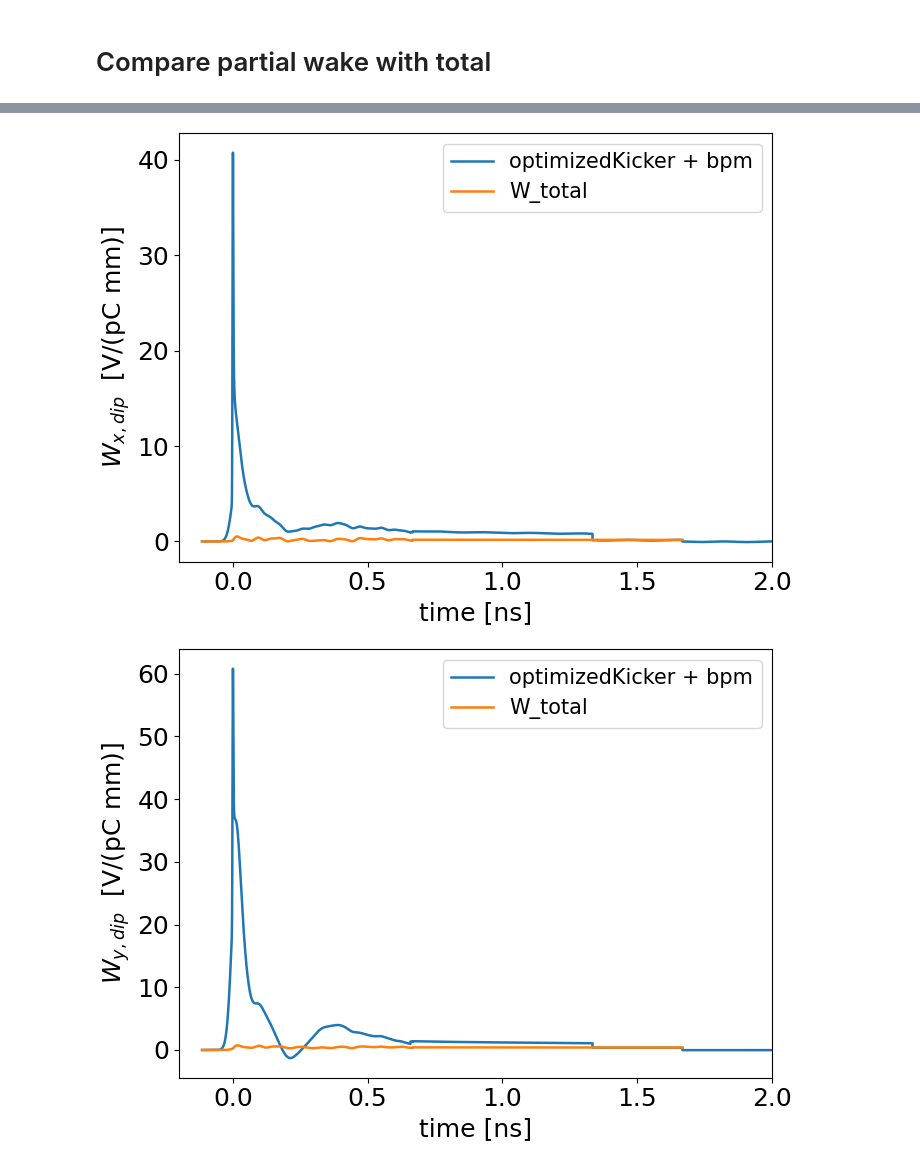
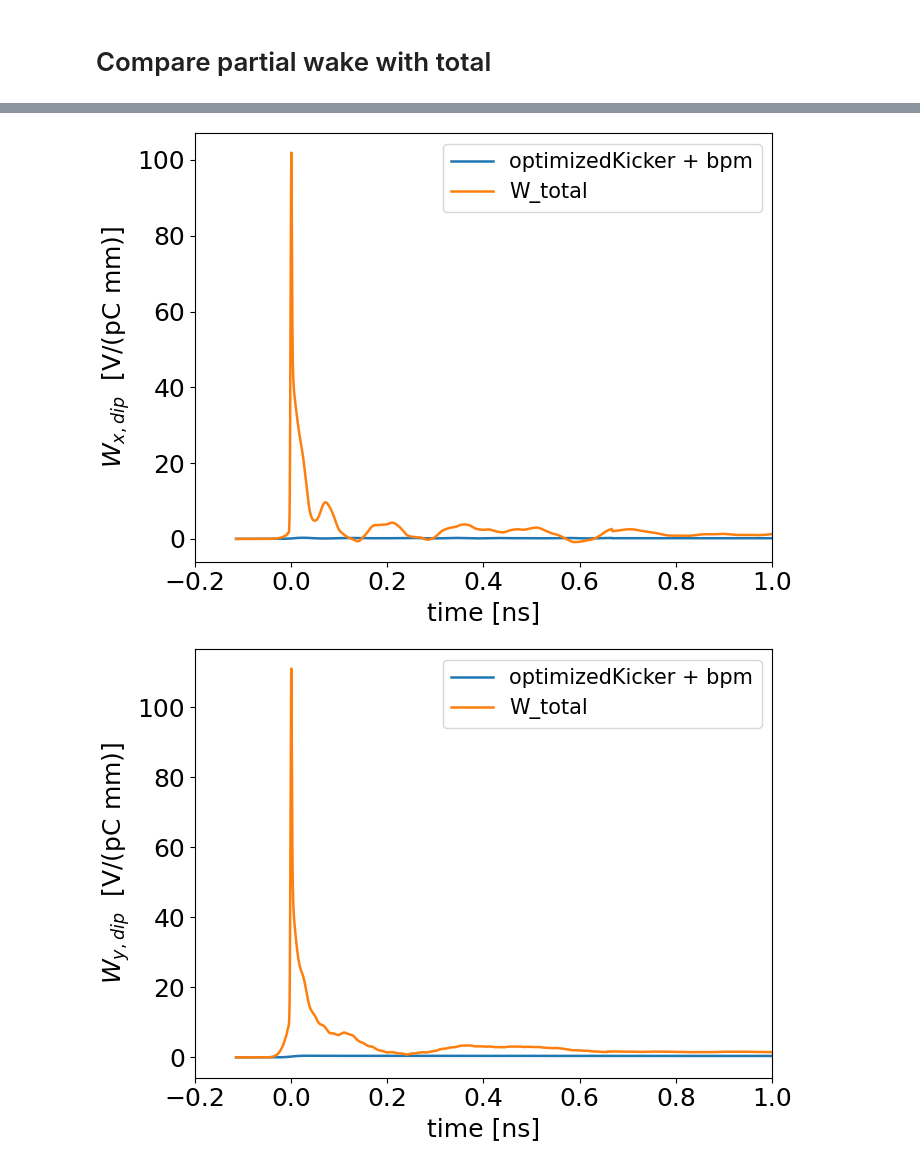
Before and after one commit to ImpedanCEI/fcc_ee_IW_model, a Jupyter notebook: FCCee_IW_2026/FCCee_IW_2026_V2/Coll_taper_3deg/Utilities&Docu/FCC_ee_IW_2026_Wake_Model.ipynb, the cells around one changed output, grey strips where cells are left out. Saved outputs shown, nothing was run; the diff lists cells and outputs as text; code cells hidden in the pictures.

```diff
--- a/FCCee_IW_2026/FCCee_IW_2026_V2/Coll_taper_3deg/Utilities&Docu/FCC_ee_IW_2026_Wake_Model.ipynb
+++ b/FCCee_IW_2026/FCCee_IW_2026_V2/Coll_taper_3deg/Utilities&Docu/FCC_ee_IW_2026_Wake_Model.ipynb
@@ -45,7 +45,7 @@ from utils_wake import (
 # %%
 # TOTAL WAKE
 
-TOTAL_WAKE_FILENAME = "Wtotal_pyheadtail_all.txt"
+TOTAL_WAKE_FILENAME = "Wtotal_pyheadtail_all1.txt"
 
 
 total_wake_path = WAKES_TOTAL / TOTAL_WAKE_FILENAME
@@ -164,9 +168,9 @@ Saved Xwakes wake:   /home/cantuono/fcc_ee_IW_model/FCCee_IW_2026/FCCee_IW_2026_
 # Compare partial wake with total
 # %%
 # SELECTED WAKE VS TOTAL
-plot_selected_vs_total(total_wake,selected_wake,selected_components,"Wlong",xlim=(-0.2, 2),);
+plot_selected_vs_total(selected_wake,total_wake,selected_components,"Wlong",xlim=(-0.2, 1),);
 
-plot_selected_vs_total(total_wake,selected_wake,selected_components,"Wxdip",xlim=(-0.2, 2),);
+plot_selected_vs_total(selected_wake,total_wake,selected_components,"Wxdip",xlim=(-0.2, 1),);
 
-plot_selected_vs_total(total_wake,selected_wake,selected_components,"Wydip",xlim=(-0.2, 2),);
+plot_selected_vs_total(selected_wake,total_wake,selected_components,"Wydip",xlim=(-0.2, 1),);
 # %% [output]
@@ -174,2 +178,2 @@ plot_selected_vs_total(total_wake,selected_wake,selected_components,"Wydip",xlim
-[figure, old version]
+[figure, new version]
-[figure, old version]
+[figure, new version]
```
Also changed, not shown: parts of 5 cells of this notebook, 59 other files.
